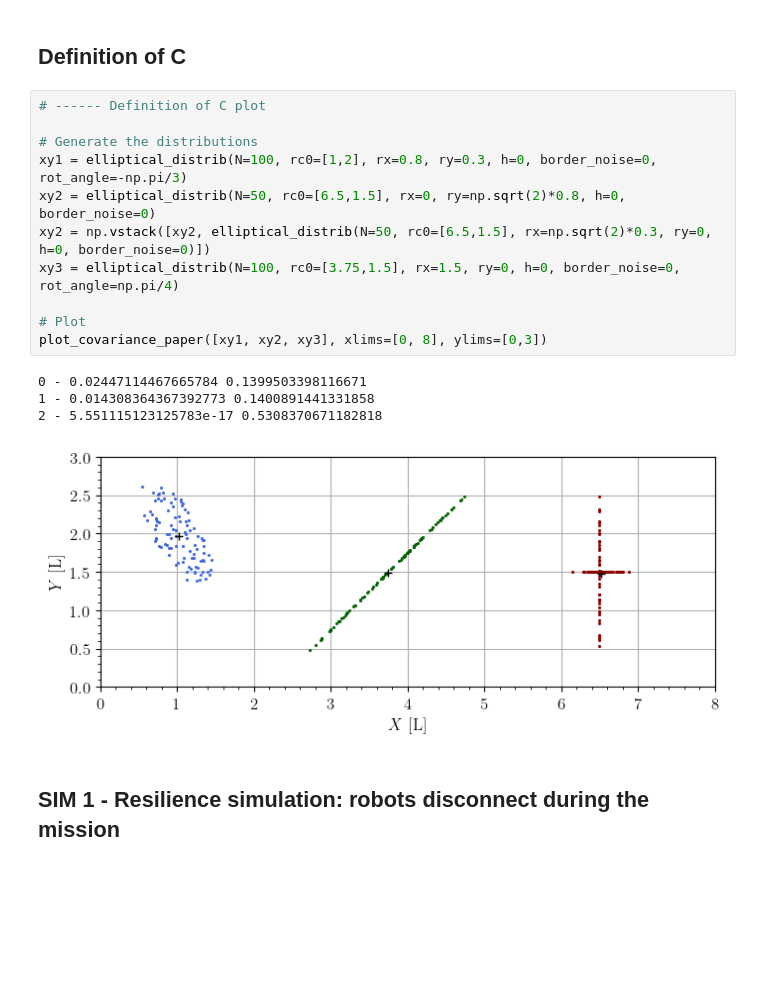
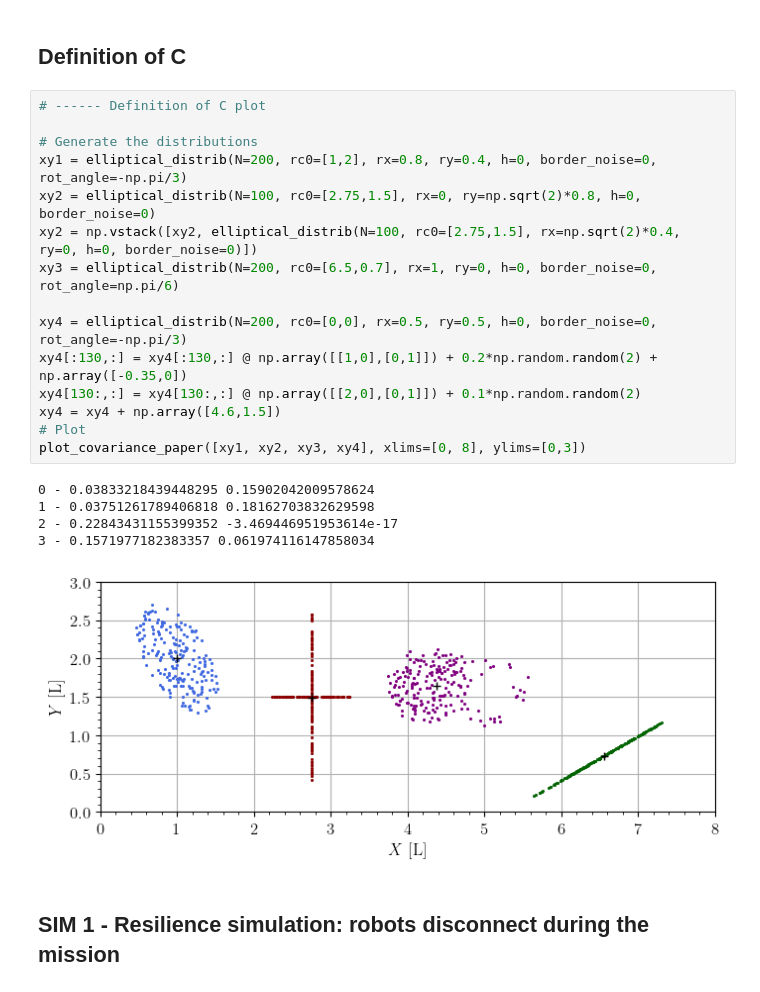
Before and after one commit to Swarm-Systems-Lab/dispersion-formation-control, a Jupyter notebook: notebooks/paper_figures.ipynb, the cells around one changed output. Cells and saved outputs as stored; diff of their text form; blank space fills up the shorter version.

Commit message:
New covariance plot

```diff
--- a/notebooks/paper_figures.ipynb
+++ b/notebooks/paper_figures.ipynb
@@ -36,19 +36,24 @@ The directory '..\output' already exists!
 # %%
 # ------ Definition of C plot
 
 # Generate the distributions
-xy1 = elliptical_distrib(N=100, rc0=[1,2], rx=0.8, ry=0.3, h=0, border_noise=0, rot_angle=-np.pi/3)
-xy2 = elliptical_distrib(N=50, rc0=[6.5,1.5], rx=0, ry=np.sqrt(2)*0.8, h=0, border_noise=0)
-xy2 = np.vstack([xy2, elliptical_distrib(N=50, rc0=[6.5,1.5], rx=np.sqrt(2)*0.3, ry=0, h=0, border_noise=0)])
-xy3 = elliptical_distrib(N=100, rc0=[3.75,1.5], rx=1.5, ry=0, h=0, border_noise=0, rot_angle=np.pi/4)
+xy1 = elliptical_distrib(N=200, rc0=[1,2], rx=0.8, ry=0.4, h=0, border_noise=0, rot_angle=-np.pi/3)
+xy2 = elliptical_distrib(N=100, rc0=[2.75,1.5], rx=0, ry=np.sqrt(2)*0.8, h=0, border_noise=0)
+xy2 = np.vstack([xy2, elliptical_distrib(N=100, rc0=[2.75,1.5], rx=np.sqrt(2)*0.4, ry=0, h=0, border_noise=0)])
+xy3 = elliptical_distrib(N=200, rc0=[6.5,0.7], rx=1, ry=0, h=0, border_noise=0, rot_angle=np.pi/6)
 
+xy4 = elliptical_distrib(N=200, rc0=[0,0], rx=0.5, ry=0.5, h=0, border_noise=0, rot_angle=-np.pi/3)
+xy4[:130,:] = xy4[:130,:] @ np.array([[1,0],[0,1]]) + 0.2*np.random.random(2) + np.array([-0.35,0])
+xy4[130:,:] = xy4[130:,:] @ np.array([[2,0],[0,1]]) + 0.1*np.random.random(2)
+xy4 = xy4 + np.array([4.6,1.5])
 # Plot
-plot_covariance_paper([xy1, xy2, xy3], xlims=[0, 8], ylims=[0,3])
+plot_covariance_paper([xy1, xy2, xy3, xy4], xlims=[0, 8], ylims=[0,3])
 # %% [output]
-0 - 0.02447114467665784 0.1399503398116671
-1 - 0.014308364367392773 0.1400891441331858
-2 - 5.551115123125783e-17 0.5308370671182818
+0 - 0.03833218439448295 0.15902042009578624
+1 - 0.03751261789406818 0.18162703832629598
+2 - 0.22843431155399352 -3.469446951953614e-17
+3 - 0.1571977182383357 0.061974116147858034
-[figure, old version]
+[figure, new version]
 # %% [markdown]
 ## SIM 1 - Resilience simulation: robots disconnect during the mission
 # %%
```
Also changed, not shown: parts of 1 cell of this notebook, 1 other file.
